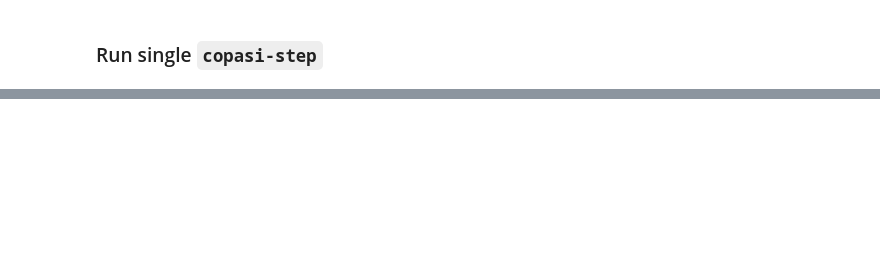
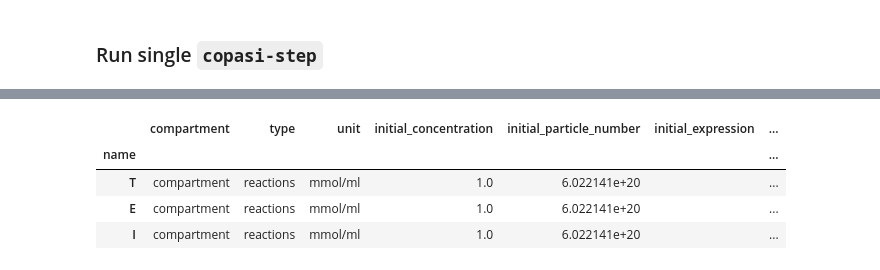
Before and after one commit to vivarium-collective/biosimulator-processes, a Jupyter notebook: demos/ode_process_demo.ipynb, the cells around one changed output, grey strips where cells are left out. Drawn from its saved outputs; the diff is of its cells as text; code cells hidden in the pictures; blank space fills up the shorter version.

```diff
--- a/demos/ode_process_demo.ipynb
+++ b/demos/ode_process_demo.ipynb
@@ -100,0 +131,12 @@ from basico import *
+# %%
+from basico import *
+
+m = load_model(model_fp)
+
+get_species(model=m)
+# %% [output]
+|  | compartment | type | unit | initial_concentration | initial_particle_number | initial_expression | ... |
+| name |  |  |  |  |  |  | ... |
+| T | compartment | reactions | mmol/ml | 1.0 | 6.022141e+20 |  | ... |
+| E | compartment | reactions | mmol/ml | 1.0 | 6.022141e+20 |  | ... |
+| I | compartment | reactions | mmol/ml | 1.0 | 6.022141e+20 |  | ... |
```
Also changed, not shown: parts of 16 cells of this notebook, 2 other files.
